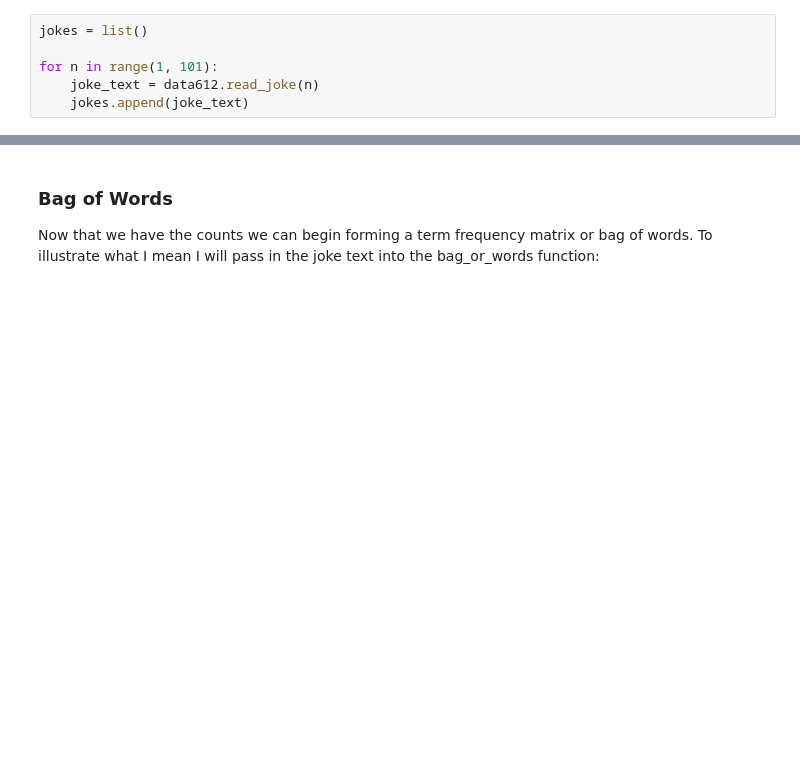
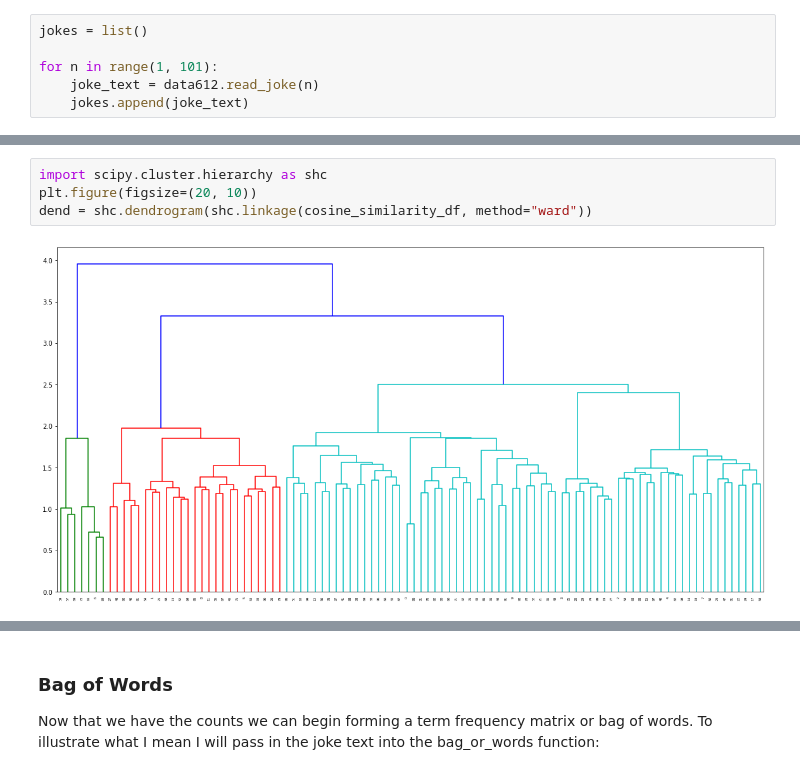
Before and after one commit to mikeasilva/CUNY-SPS, a Jupyter notebook: DATA612/Project 2.ipynb, the cells around one changed output, grey strips where cells are left out. Saved outputs shown, nothing was run; the diff lists cells and outputs as text; blank space fills up the shorter version.

```diff
--- a/DATA612/Project 2.ipynb
+++ b/DATA612/Project 2.ipynb
@@ -72,0 +206,6 @@ for n in range(1, 101):
+# %%
+import scipy.cluster.hierarchy as shc
+plt.figure(figsize=(20, 10))
+dend = shc.dendrogram(shc.linkage(cosine_similarity_df, method="ward"))
+# %% [output]
+[figure, added]
```
Also changed, not shown: parts of 45 cells of this notebook, 1 other file.
